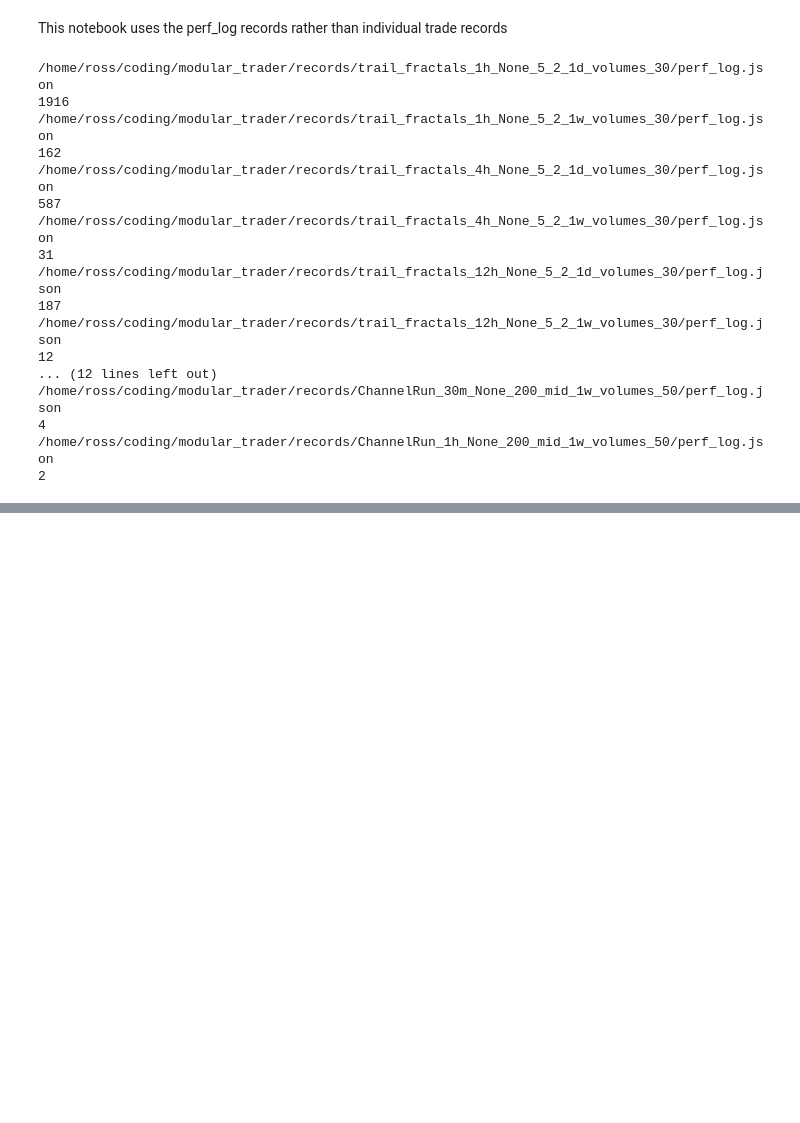
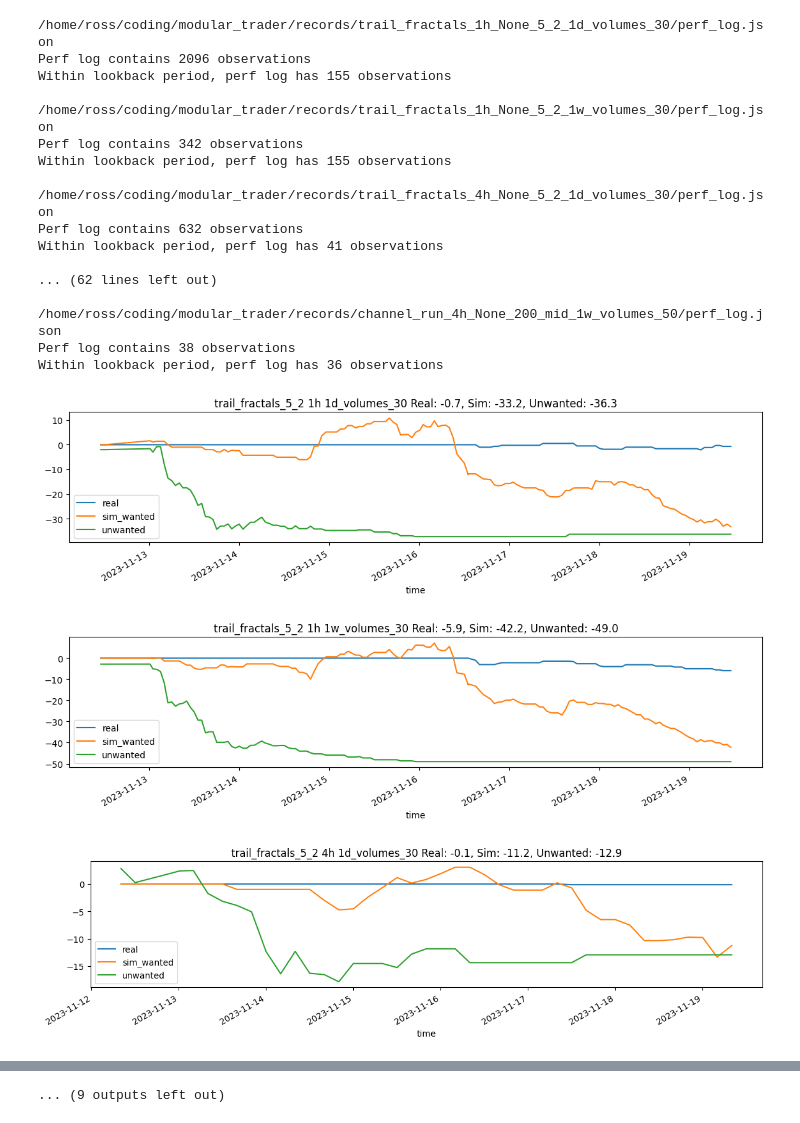
Before and after one commit to codebiscuits/modular_trader, a Jupyter notebook: mt/inspect_records/agent_performance.ipynb, the cells around one changed output, grey strips where cells are left out. Cells and saved outputs as stored; diff of their text form; code cells hidden in the pictures; blank space fills up the shorter version.

```diff
--- a/mt/inspect_records/agent_performance.ipynb
+++ b/mt/inspect_records/agent_performance.ipynb
@@ -5,12 +5,10 @@ from pprint import pprint
 import pandas as pd
 from datetime import timedelta
 from itertools import product
-# %% [markdown]
-This notebook uses the perf_log records rather than individual trade records
 # %%
 records = {'laptop': ['/'], 'pi': ['/pi_1/', '/pi_2/']}
 
-strategies = [('trail_fractals', '5_2'), ('ChannelRun', '200_edge'), ('ChannelRun', '200_mid')]
+strategies = [('trail_fractals', '5_2'), ('channel_run', '100_edge'), ('channel_run', '200_edge'), ('channel_run', '200_mid')]
 timeframes = ['15m', '30m', '1h', '4h', '12h', '1d']
 selections = ['1d_volumes_30', '1w_volumes_30', '1w_volumes_50', '1w_volumes_150']
 
@@ -25,52 +23,68 @@ for machine, strat, tf, sel in product(records['laptop'], strategies, timeframes
             perf_log = json.load(file)
         except json.JSONDecodeError:
             continue
-    print(len(perf_log))
+    print(f"Perf log contains {len(perf_log)} observations")
 
     perf_stats = [{'time': d['timestamp'],
                    # 'bal': d['balance'],
                    'real_l': d['real_rpnl_long'],
                    'sim_l': d['sim_rpnl_long'],
                    'wanted_l': d['wanted_rpnl_long'],
                    'unwanted_l': d['unwanted_rpnl_long'],
                    'real_s': d['real_rpnl_short'],
                    'sim_s': d['sim_rpnl_short'],
                    'wanted_s': d['wanted_rpnl_short'],
                    'unwanted_s': d['unwanted_rpnl_short'],
+                   'real_tor': d.get('real_open_risk', 0),
+                   'wanted_tor': d.get('wanted_open_risk', 0),
+                   'positions': d.get('num_wanted_pos', 6)
                    } for d in perf_log]
     perf_df = pd.DataFrame(perf_stats)
     perf_df['r'] = (perf_df.real_l + perf_df.real_s)
     perf_df['u'] = (perf_df.unwanted_l + perf_df.unwanted_s)
     perf_df['sw'] = (perf_df.sim_l + perf_df.sim_s) - perf_df['u']
     perf_df = perf_df.drop(['real_l', 'real_s', 'sim_l', 'sim_s', 'wanted_l', 'wanted_s', 'unwanted_l', 'unwanted_s'], axis=1)
     perf_df['time'] = pd.to_datetime(perf_df.time, format='%d/%m/%y %H:%M')
     perf_df = perf_df.set_index('time', drop=True)
     df = perf_df.sort_index()
     df = df.fillna(0)
-    lookback = (df.index[-1] - timedelta(weeks=2))
+    lookback = (df.index[-1] - timedelta(weeks=1))
     df = df.loc[df.index > lookback]
+    print(f"Within lookback period, perf log has {len(df)} observations\n")
 
     df['real'] = df.r.cumsum()
     df['sim_wanted'] = df.sw.cumsum()
     df['unwanted'] = df.u.cumsum()
 
-    df = df[['real', 'sim_wanted', 'unwanted']]
+    # df['avg_open_risk'] = df.wanted_tor / df.positions
+    # df['adj_open_risk'] = df.wanted_tor - df.positions
+    # df['total_wanted_pnl'] = df.real + df.sim_wanted + df.adj_open_risk
+
+    df = df[['real', 'sim_wanted', 'unwanted',
+             # 'total_wanted_pnl', 'wanted_tor', 'positions'
+             ]]
     data_sets[f"{strat[0]}_{strat[1]} {tf} {sel}"] = df
+for agent in data_sets:
+    t = f"{agent} Real: {data_sets[agent].real.iloc[-1]:.1f}, Sim: {data_sets[agent].sim_wanted.iloc[-1]:.1f}, Unwanted: {data_sets[agent].unwanted.iloc[-1]:.1f}"#, Realised + open pnl: {data_sets[agent].total_wanted_pnl.iloc[-1]:.1f}"
+    data_sets[agent].plot(title=t, figsize=(14, 3), legend='upper left')
 # %% [output]
 /home/ross/coding/modular_trader/records/trail_fractals_1h_None_5_2_1d_volumes_30/perf_log.json
-1916
+Perf log contains 2096 observations
+Within lookback period, perf log has 155 observations
+
 /home/ross/coding/modular_trader/records/trail_fractals_1h_None_5_2_1w_volumes_30/perf_log.json
-162
+Perf log contains 342 observations
+Within lookback period, perf log has 155 observations
+
 /home/ross/coding/modular_trader/records/trail_fractals_4h_None_5_2_1d_volumes_30/perf_log.json
-587
-/home/ross/coding/modular_trader/records/trail_fractals_4h_None_5_2_1w_volumes_30/perf_log.json
-31
-/home/ross/coding/modular_trader/records/trail_fractals_12h_None_5_2_1d_volumes_30/perf_log.json
-187
-/home/ross/coding/modular_trader/records/trail_fractals_12h_None_5_2_1w_volumes_30/perf_log.json
-12
-... (12 lines left out)
-/home/ross/coding/modular_trader/records/ChannelRun_30m_None_200_mid_1w_volumes_50/perf_log.json
-4
-/home/ross/coding/modular_trader/records/ChannelRun_1h_None_200_mid_1w_volumes_50/perf_log.json
-2
+Perf log contains 632 observations
+Within lookback period, perf log has 41 observations
+
+... (62 lines left out)
+
+/home/ross/coding/modular_trader/records/channel_run_4h_None_200_mid_1w_volumes_50/perf_log.json
+Perf log contains 38 observations
+Within lookback period, perf log has 36 observations
+[figure, added]
+[figure, added]
+[figure, added]
@@ -76,0 +99 @@ for machine, strat, tf, sel in product(records['laptop'], strategies, timeframes
+... (9 outputs left out)
```
Also changed, not shown: parts of 2 cells of this notebook, 6 other files.
